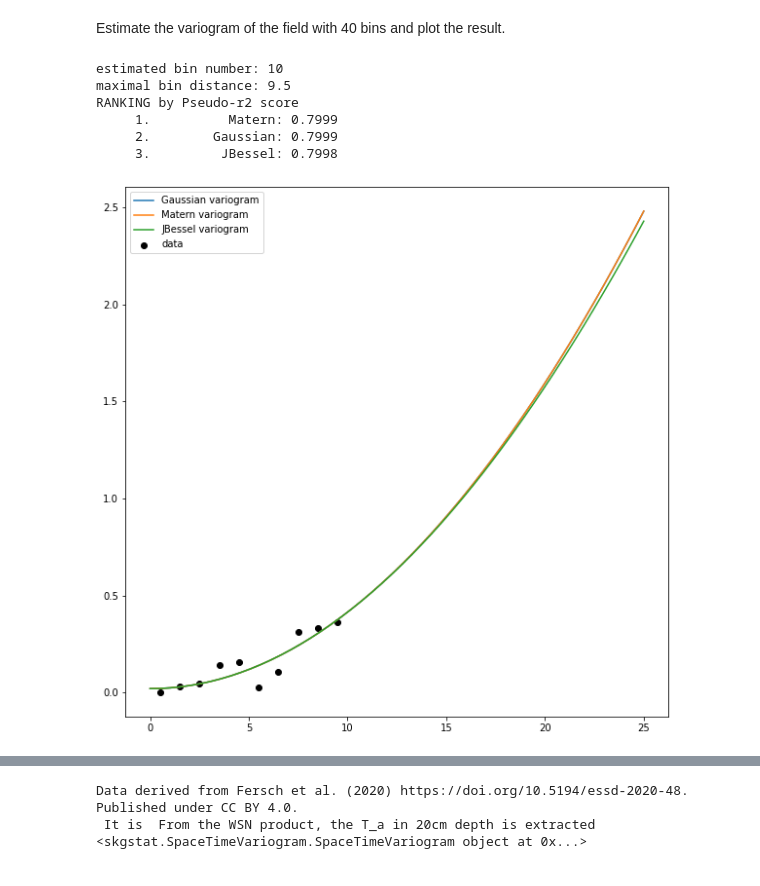
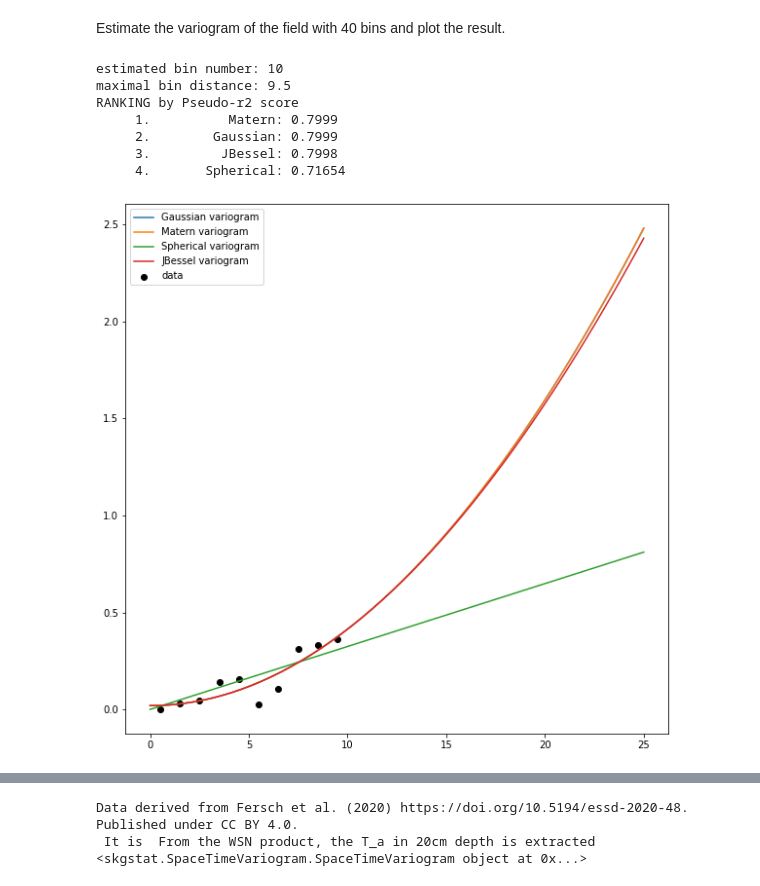
Before and after one commit to simonsanvil/ndbc-spatial-modeling, a Jupyter notebook: notebooks/1-noaa-initial-exploration.ipynb, the cells around one changed output, grey strips where cells are left out. Cells and saved outputs as stored; diff of their text form; code cells hidden in the pictures.

```diff
--- a/notebooks/1-noaa-initial-exploration.ipynb
+++ b/notebooks/1-noaa-initial-exploration.ipynb
@@ -136,5 +139,7 @@ display(
 # %%
-# ndbc_data = data.NDBCDataLoader().load()#start="2011-01-01", end="2022-01-01").load()
-ndbc_data = ndbc_data.join(resample="7D").dropna(subset=["geometry"])
-# ndbc_gdf.plot(figsize=(12,6))
-map_viz.heatmap_with_time(ndbc_data.sort_index(level="time"), "time", zoom_start=4)
+# get the data
+ndbc_data = data.NDBCDataLoader().load()#start="2011-01-01", end="2022-01-01").load()
+df, ndbc_gdf = ndbc_data.buoys_data, ndbc_data.buoys_geo
+df_countries = data.load_world_borders()
+ndbc_data_7d = ndbc_data.join(resample="7D").dropna(subset=["geometry"])
+ndbc_data_daily = ndbc_data.join(resample="D").dropna(subset=["geometry"])
@@ -175,11 +318,12 @@ else:
 # %%
-for S, ax, (i,set_conf) in subplotted(enumerate(eval_sets.ndbc.values()), ncols=3, figsize=(16,8), facecolor="white", sharey=True):
+for S, ax, (i,set_conf) in subplotted(enumerate(eval_sets.ndbc.values()), ncols=3, figsize=(18,8), facecolor="white", sharey=True):
     set_geo =  ndbc_gdf.loc[ndbc_gdf.within(set_conf.area)]
     set_geo.index\
         .get_level_values("year")\
         .to_series()\
-        .plot(ax=ax, kind="hist",title="Set {}".format(chr(ord("A")+i)), bins=100)
+        .plot(ax=ax, kind="hist",title=f"Area {i+1}", bins=90)
     ax.set_ylim(0,60)
+    ax.set_title(f"Area {i+1}", fontsize=14)
 else:
     # S.fig.suptitle("Frequency of data per year in each set of the NDBC Data", fontsize=16)
     S.fig.tight_layout()
@@ -200,12 +338,0 @@ import matplotlib.pyplot as plt
-# %%
-# get the data
-df, gdf = data.load_buoy_data(period=("2010-01-01", "2022-01-01"))
-# pick a time
-time = "2021-01-01 00:00:00"
-xyz = (
-    df
-    .loc[idx[:, time], :]
-    .join(gdf.loc[pd.Timestamp(time).year])
-    .loc[:, ["longitude","latitude", "wave_height","geometry"]]
-    .dropna()
-)
@@ -279,5 +391,15 @@ fig.savefig("reports/figures/ndbc_corr_matrix.png", dpi=300)
 # %% [markdown]
 Estimate the variogram of the field with 40 bins and plot the result.
+# %%
+# pick a time
+time = "2021-01-01 00:00:00"
+xyz = (
+    df
+    .loc[idx[:, time], :]
+    .join(ndbc_gdf.loc[pd.Timestamp(time).year])
+    .loc[:, ["longitude","latitude", "wave_height","geometry"]]
+    .dropna()
+)
 # %%
 # Set of models to test.
 models = {
@@ -287,7 +409,7 @@ models = {
     # "Stable": gs.Stable,
     # "Rational": gs.Rational,
     # "Circular": gs.Circular,
-    # "Spherical": gs.Spherical,
+    "Spherical": gs.Spherical,
     # "SuperSpherical": gs.SuperSpherical,
     "JBessel": gs.JBessel,
 }
@@ -295,34 +417,35 @@ scores = {}
 # get the parameters of the field
 bins = np.arange(11)
 bin_center, gamma = gs.vario_estimate((xyz.longitude, xyz.latitude),xyz.wave_height, bins)
 print("estimated bin number:", len(bin_center))
 print("maximal bin distance:", max(bin_center))
 # Iterate over all models, fit their variogram and calculate the r2 score.
 # plot the estimated variogram
 plt.figure(figsize=(10, 10))
 plt.scatter(bin_center, gamma, color="k", label="data")
 ax = plt.gca()
 
 # fit all models to the estimated variogram
 for model in models:
     fit_model = models[model](dim=2)
     para, pcov, r2 = fit_model.fit_variogram(bin_center, gamma, return_r2=True)
     fit_model.plot(x_max=25, ax=ax)
     scores[model] = r2
 ranking = sorted(scores.items(), key=lambda item: item[1], reverse=True)
 print("RANKING by Pseudo-r2 score")
 for i, (model, score) in enumerate(ranking, 1):
     print(f"{i:>6}. {model:>15}: {score:.5}")
 
 plt.show()
 # %% [output]
 estimated bin number: 10
 maximal bin distance: 9.5
 RANKING by Pseudo-r2 score
      1.          Matern: 0.7999
      2.        Gaussian: 0.7999
      3.         JBessel: 0.7998
+     4.       Spherical: 0.71654
-[figure, old version]
+[figure, new version]
 # %%
 import skgstat as skg
 # skg.plotting.backend('matplotlib')
```
Also changed, not shown: parts of 28 cells of this notebook, 5 other files.
